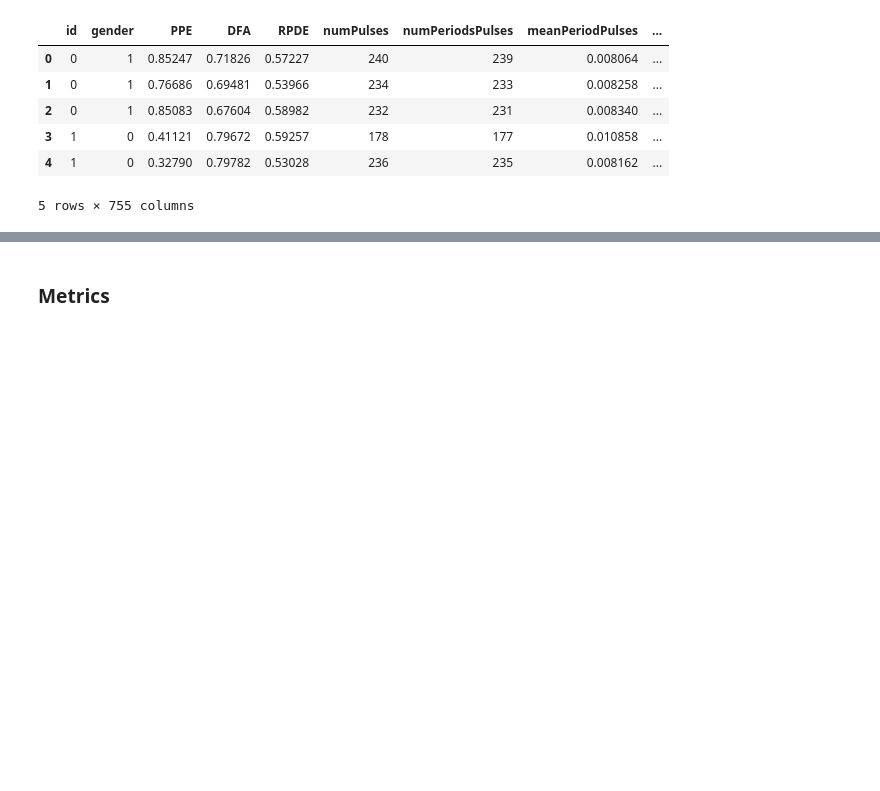
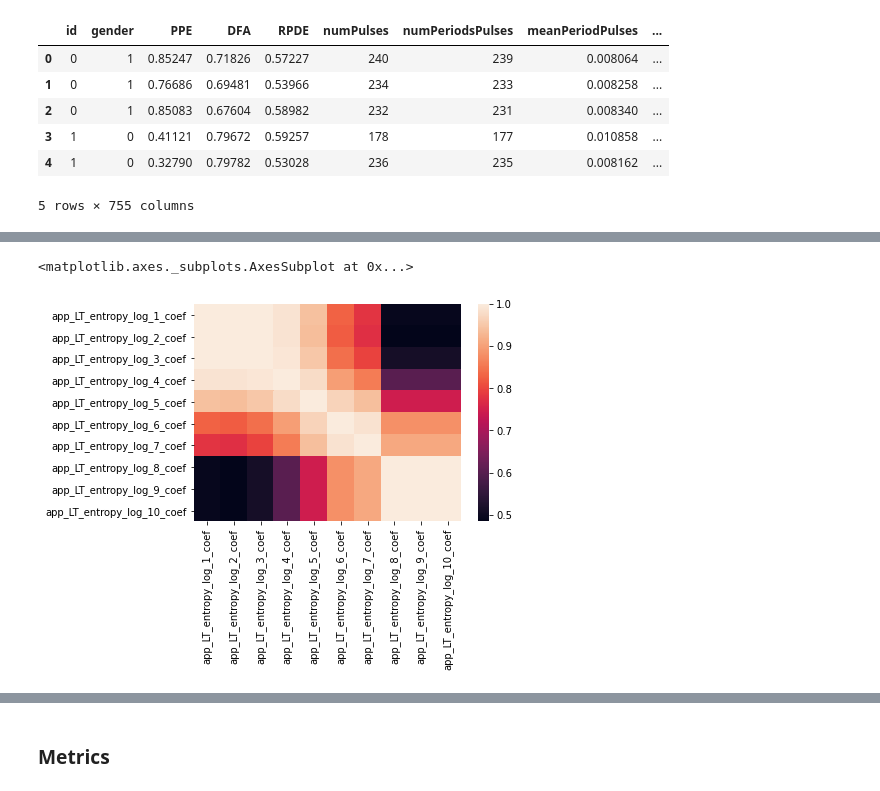
Before and after one commit to realamirhe/leaf-node, a Jupyter notebook: applications/Parkinson's Disease classification.ipynb, the cells around one changed output, grey strips where cells are left out. Saved outputs shown, nothing was run; the diff lists cells and outputs as text; code cells hidden in the pictures; blank space fills up the shorter version.

```diff
--- a/applications/Parkinson's Disease classification.ipynb
+++ b/applications/Parkinson's Disease classification.ipynb
@@ -28,0 +39,7 @@ y = y.values
+# %%
+%matplotlib inline
+app_LT_entropy_logs = [att for att in X.columns.values if att.startswith('app_LT_entropy_log')]
+sns.heatmap(X[app_LT_entropy_logs].corr(), annot=False)
+# %% [output]
+<matplotlib.axes._subplots.AxesSubplot at 0x...>
+[figure, added]
```
Also changed, not shown: parts of 6 cells of this notebook, 1 other file.
